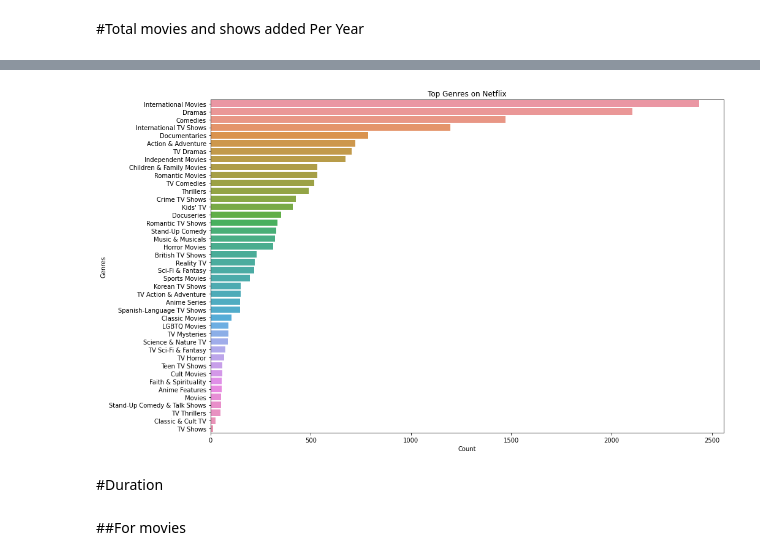
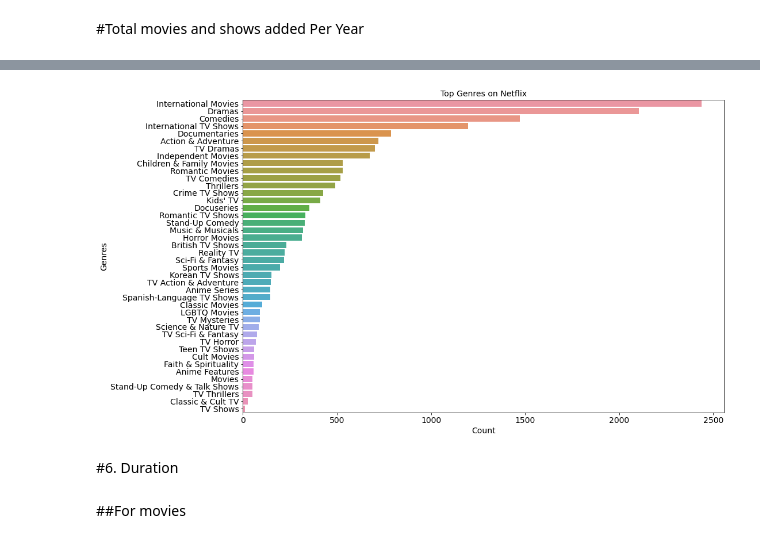
Before and after one commit to Zeeshan00789/NETFLIX-MOVIES-AND-TV-SHOWS-CLUSTERING-, a Jupyter notebook: NETFLIX_MOVIES_AND_TV_SHOWS_CLUSTERING.ipynb, the cells around one changed output, grey strips where cells are left out. Drawn from its saved outputs; the diff is of its cells as text; code cells hidden in the pictures.

```diff
--- a/NETFLIX_MOVIES_AND_TV_SHOWS_CLUSTERING.ipynb
+++ b/NETFLIX_MOVIES_AND_TV_SHOWS_CLUSTERING.ipynb
@@ -336,16 +417,24 @@ plt.show()
 # %%
 filtered_genres = df.set_index('title').Genres.str.split(', ', expand=True).stack().reset_index(level=1, drop=True);
-
+# Plot of top genres
 plt.figure(figsize=(15,10))
 g = sns.countplot(y = filtered_genres, order=filtered_genres.value_counts().index[:42])
-plt.title('Top Genres on Netflix')
-plt.xlabel('Count')
-plt.ylabel('Genres')
+
+#title
+plt.title('Top Genres on Netflix', fontsize=14)
+
+#labelling
+plt.xlabel('Count', fontsize=14)
+plt.ylabel('Genres', fontsize=14)
+
+#font size of x and y axis values
+plt.xticks(fontsize=14)
+plt.yticks(fontsize=14)
 plt.show()
 # %% [output]
-[figure, old version]
+[figure, new version]
 # %% [markdown]
-#Duration
+#6. Duration
 # %% [markdown]
 ##For movies
 # %%
```
Also changed, not shown: parts of 45 cells of this notebook.
